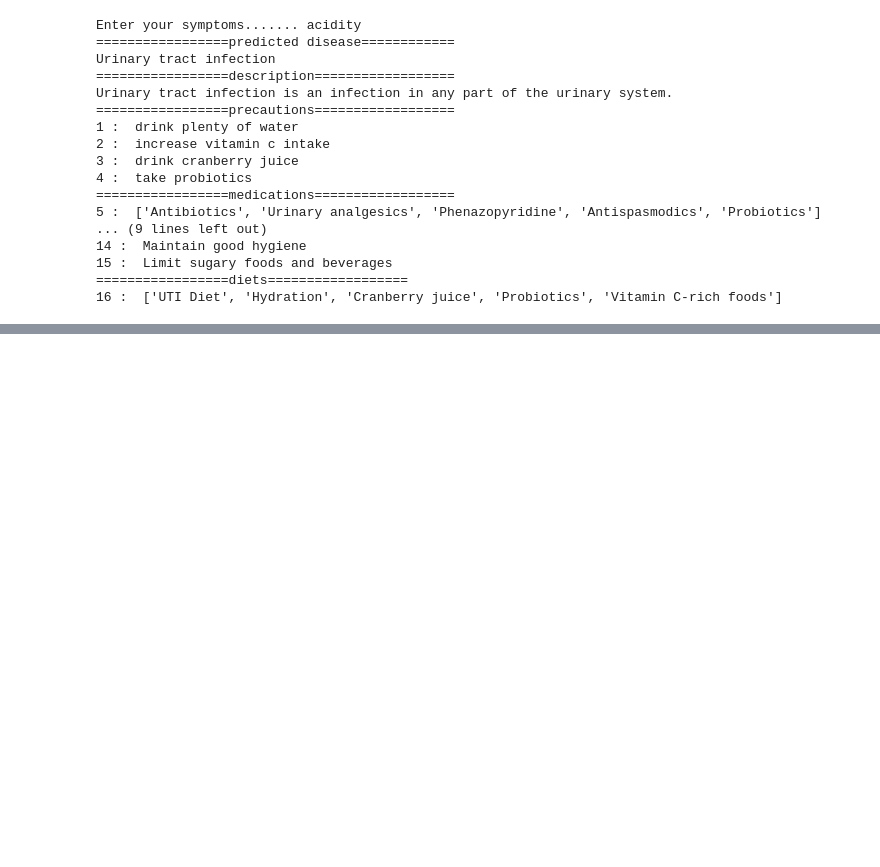
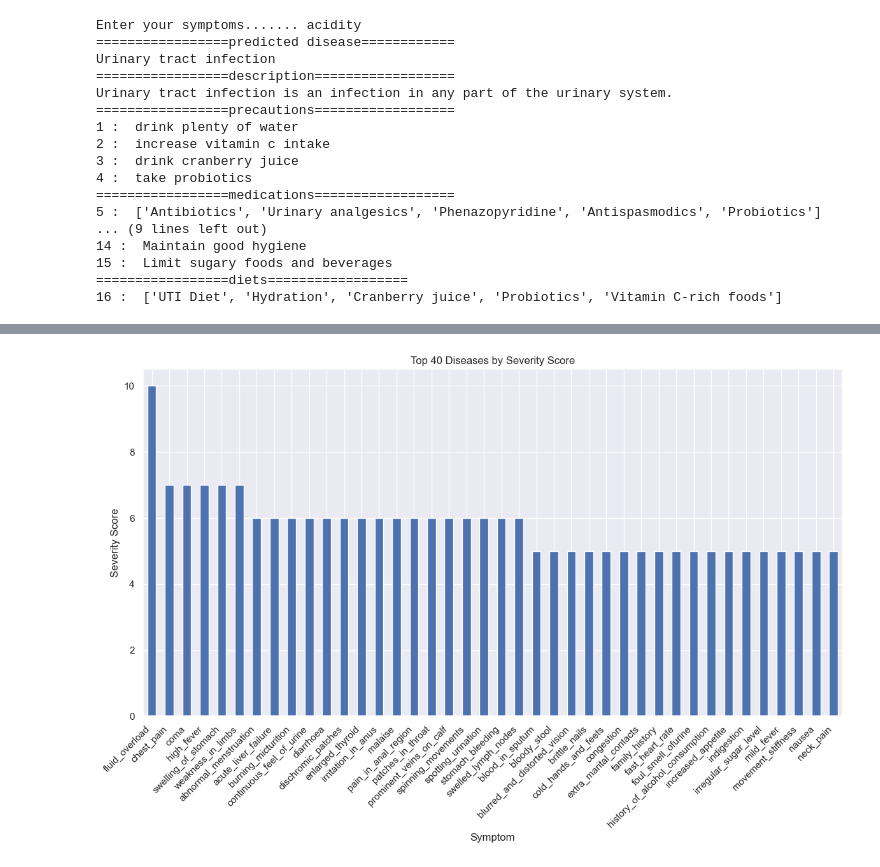
Before and after one commit to ArchieSaxena/Archie_Saxena_Girl_Hackathon_2024, a Jupyter notebook: Healthcare-GGHK/GGHK.ipynb, the cells around one changed output, grey strips where cells are left out. Saved outputs shown, nothing was run; the diff lists cells and outputs as text; code cells hidden in the pictures; blank space fills up the shorter version.

```diff
--- a/Healthcare-GGHK/GGHK.ipynb
+++ b/Healthcare-GGHK/GGHK.ipynb
@@ -457,0 +573,25 @@ print(sklearn.__version__)
+# %%
+import pandas as pd
+import matplotlib.pyplot as plt
+
+# Load the dataset
+data = pd.read_csv("Datasets/Symptom-severity.csv")
+
+# Aggregate the severity scores for each disease
+disease_severity = data.groupby('Symptom')['weight'].sum()
+
+# Select top N diseases by severity score
+top_n = 40  # Specify the number of top diseases you want to display
+top_diseases = disease_severity.nlargest(top_n)
+
+# Plot a bar graph with top N diseases
+plt.figure(figsize=(12, 8))
+top_diseases.plot(kind='bar')
+plt.title(f'Top {top_n} Diseases by Severity Score')
+plt.xlabel('Symptom')
+plt.ylabel('Severity Score')
+plt.xticks(rotation=45, ha='right')
+plt.tight_layout()
+plt.show()
+# %% [output]
+[figure, added]
```
Also changed, not shown: parts of 29 cells of this notebook, 2 other files.
